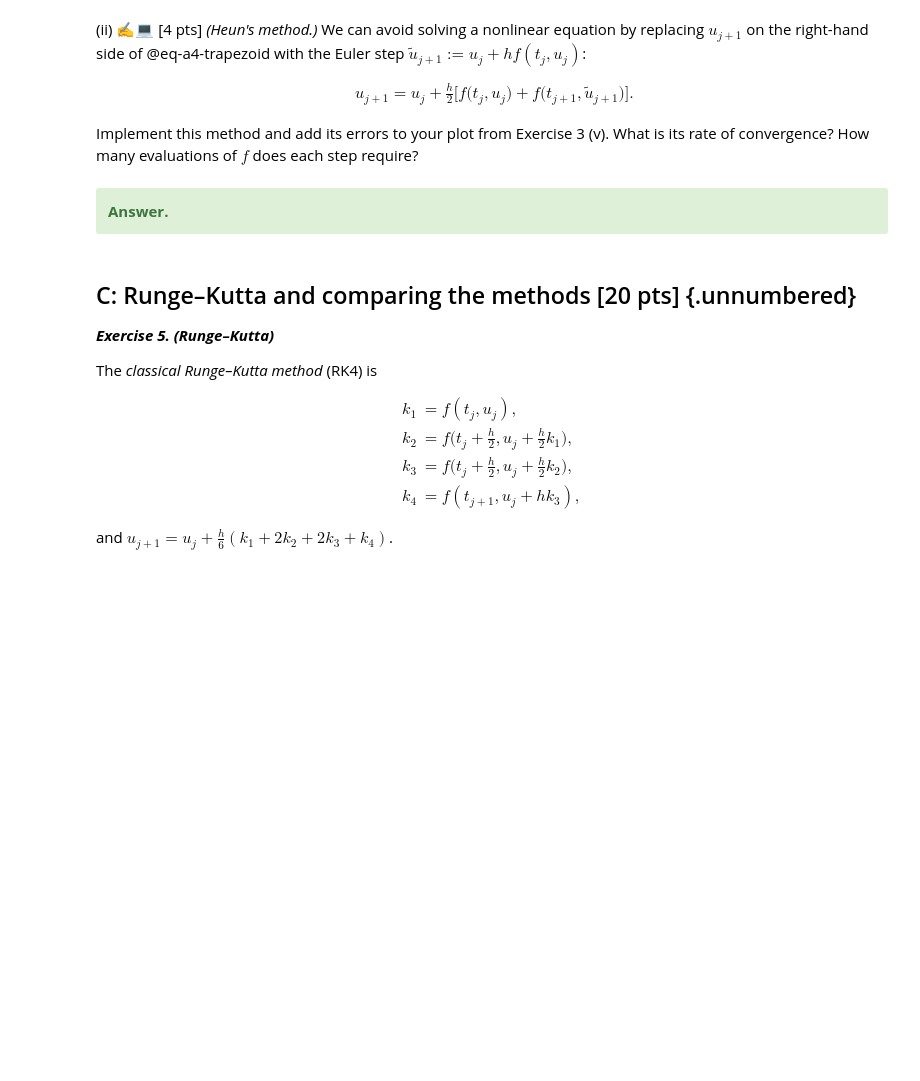
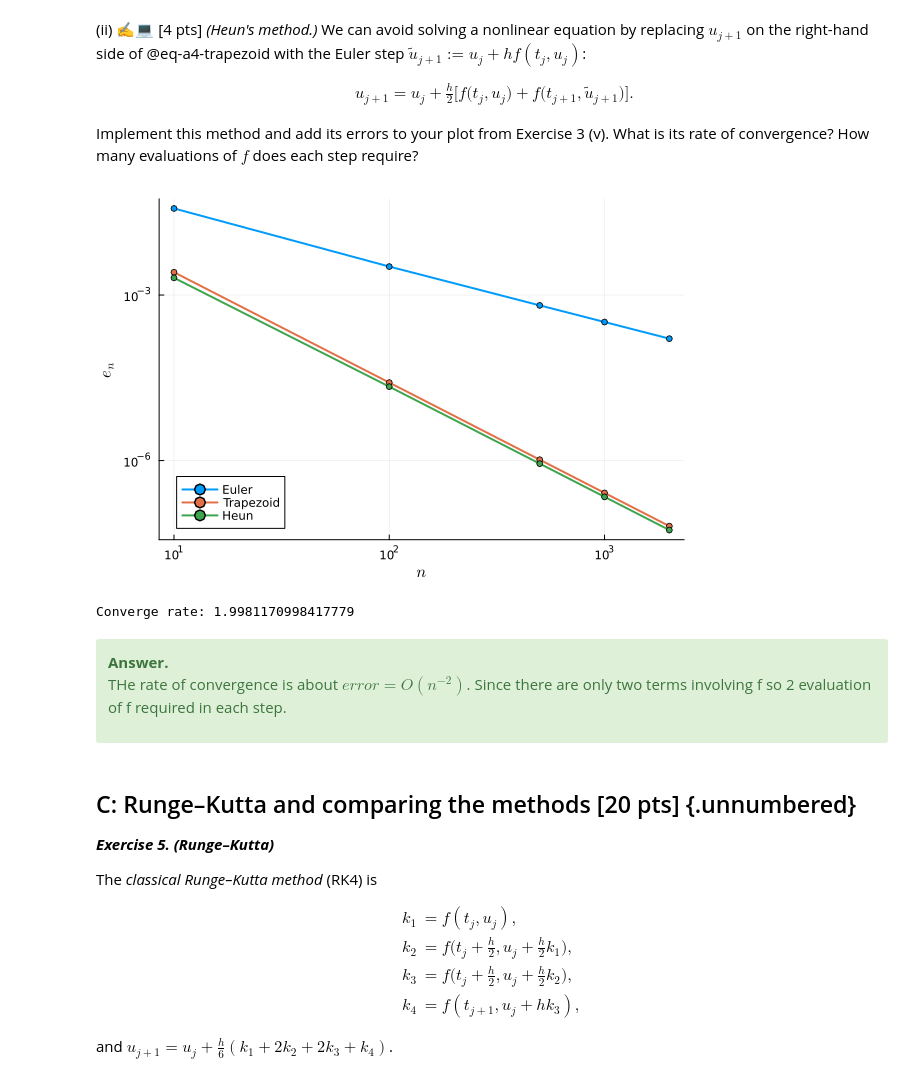
Before and after one commit to samayouy/Assignment4, a Jupyter notebook: A04.ipynb, the cells around one changed output. Saved outputs shown, nothing was run; the diff lists cells and outputs as text; code cells hidden in the pictures; blank space fills up the shorter version.

```diff
--- a/A04.ipynb
+++ b/A04.ipynb
@@ -486,13 +516,38 @@ For the example @eq-a4-1iii, compute $G'(v)$ and explain why $G$ is a contractio
 
 Implement this method and add its errors to your plot from Exercise 3 (v). What is its rate of convergence? How many evaluations of $f$ does each step require?
 # %%
-# your code here
+
+function Heun(f, u0, T, n, tol=1e-12)
+    h = T/n
+    t = 0:h:T
+    u = zeros(n + 1)
+    u[1] = u0
+    for j ∈ 1:n
+        f_curr = f(t[j], u[j])
+        u_predict = u[j] + h * f_curr
+        u[j+1] = u[j] + h/2 * (f_curr + f(t[j+1], u_predict))
+    end
+    return u
+end
+
+E_heun = errors(Heun, f, u0, T, ns, u_exact)
+
+p = plot()
+plot_errors!(p, ns, E_euler, "Euler")
+plot_errors!(p, ns, E_trap, "Trapezoid")
+plot_errors!(p, ns, E_heun, "Heun")
+display(p)
+
+println("Converge rate: ", rate(ns, E_heun))
+# %% [output]
+[figure, added]
+Converge rate: 1.9981170998417779
 # %% [markdown]
 <div class='alert alert-block alert-success'><b>Answer.</b>
 
 
 
-
+THe rate of convergence is about $error = O(n^{-2})$. Since there are only two terms involving f so 2 evaluation of f required in each step.
 
 
 
```
Also changed, not shown: parts of 4 cells of this notebook.
